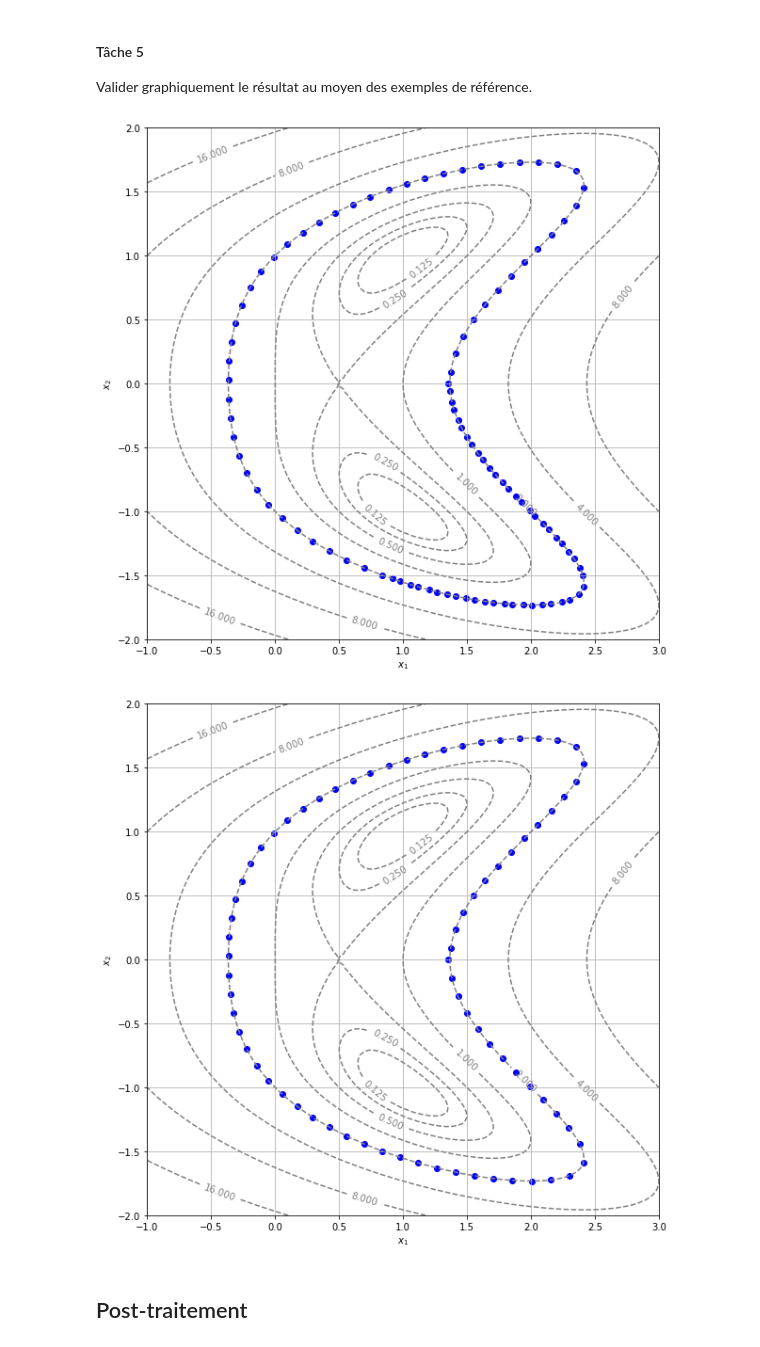
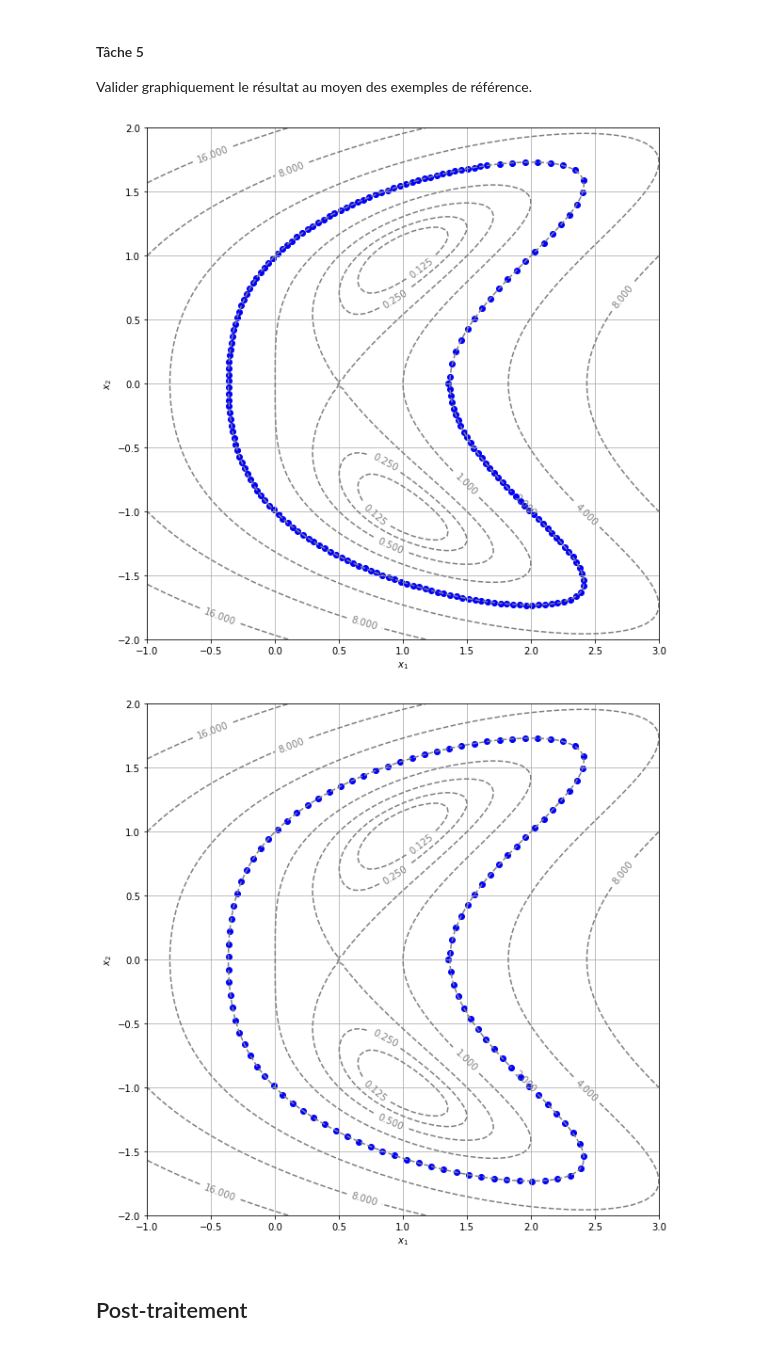
Before and after one commit to grigaut/devoir-maths, a Jupyter notebook: Courbes de niveau - Enoncé (1) (1) (1) (1).ipynb, the cells around one changed output. Drawn from its saved outputs; the diff is of its cells as text; code cells hidden in the pictures.

```diff
--- a/Courbes de niveau - Enoncé (1) (1) (1) (1).ipynb
+++ b/Courbes de niveau - Enoncé (1) (1) (1) (1).ipynb
@@ -361,11 +363,11 @@ Comment, en partant d'un point de référence $(x_0, y_0)$ tel que $f(x_0, y_0)=
 ![g%C3%A9n%C3%A9ration-points.png](attachment:g%C3%A9n%C3%A9ration-points.png)
 # %%
 #Implémentation 1
-def level_curve1(f, x0, y0, delta=0.1, N=100, eps=eps, c=0.0):
+def level_curve1(f, x0, y0, delta=0.1, N=200, eps=eps, c=0.0):
     #on ajoute une constante c pour gérer la courbe de niveau.
 
     def h (x,y) :
-        return  ((x-x0)**2 + (y-y0)**2)**(0.5) - (3/2)* delta #on crée une fonction qui permet d'avoir (x,y) à plus de delta de (x0,y0)
+        return  ((x-x0)**2 + (y-y0)**2)**(0.5) - delta #on crée une fonction qui permet d'avoir (x,y) à une distance delta de (x0,y0)
     def F(x,y) :
         return np.array([f(x,y)-c,h(x,y)]) #On crée notre fonction de R^2 dans R^2
 
@@ -385,8 +387,12 @@ def level_curve1(f, x0, y0, delta=0.1, N=100, eps=eps, c=0.0):
         #supérieure à delta grâce à la deuxième composante du vecteur image de F (situé précisément à (3/2)*delta de (x0,y0))
         liste_points.append((x1,y1))
         x0,y0 = x1,y1
-
-    return liste_points
+    liste_x = []
+    liste_y = []
+    for e in liste_points :
+        liste_x.append(e[0])
+        liste_y.append(e[1])
+    return [liste_x,liste_y]
 
 #level_curve1(f1,0.44, 0.44, 0.2,c=0.8)
 # %% [markdown]
@@ -399,12 +405,12 @@ L'algorithme précédent est malheureusement susceptible de faire plusieurs fois
 Proposer une nouvelle implémentation de `level_curve` qui arrête l'algorithme et renvoie les points connus quand le segment formé par les deux derniers points produits intersecte l'un des segments produits auparavant. En étant (raisonnablement) optimiste, doit-t'on prendre la peine de tester l'intersection du dernier segment avec tous les segments déjà produits (ce qui prend du temps ...) ou juste avec le premier ? Pour répondre à cette question, on pourra se demander si les courbes de niveau similaires à celle de la fonction de Rosenbrock passant par le point $(0.5, 0)$ (cf. Exemples de référence) -- c'est-à-dire "auto-intersectantes" -- sont fréquentes ou rares et pourquoi.
 # %%
 #Implémentation 2
-def level_curve2(f, x0, y0, delta=0.1, N=100, eps=eps, c=0.0):
+def level_curve2(f, x0, y0, delta=0.1, N=200, eps=eps, c=0.0):
 
     liste_points = [(x0,y0)]
 
     def h (x,y) :
-        return  ((x-liste_points[-1][0])**2 + (y-liste_points[-1][1])**2)**(0.5) - (3/2)* delta #on crée une fonction qui permet d'avoir (x,y) à plus de delta de (x0,y0)
+        return  ((x-liste_points[-1][0])**2 + (y-liste_points[-1][1])**2)**(0.5) - delta #on crée une fonction qui permet d'avoir (x,y) à plus de delta de (x0,y0)
     def F(x,y) :
         return np.array([f(x,y)-c,h(x,y)]) #On crée notre fonction de R^2 dans R^2
 
@@ -424,10 +430,20 @@ def level_curve2(f, x0, y0, delta=0.1, N=100, eps=eps, c=0.0):
         x0,y0 = x1,y1
 
         if ((liste_points[0][0]-liste_points[-1][0])**2 + (liste_points[0][1] - liste_points[-1][1])**2)**(0.5) < delta : #condition 'raisonnable' : la courbe ne se referme pas trop sur elle-même : pas de 'goulet d'étranglement au niveau du premier point.
-            return liste_points
+            liste_x = []
+            liste_y = []
+            for e in liste_points :
+                liste_x.append(e[0])
+                liste_y.append(e[1])
+            return [liste_x,liste_y]
 
+    liste_x = []
+    liste_y = []
+    for e in liste_points :
+        liste_x.append(e[0])
+        liste_y.append(e[1])
 
-    return liste_points
+    return [liste_x,liste_y]
 
 #level_curve2(f1,0.44, 0.44, 0.2,c=0.8)
 # %% [markdown]
@@ -452,45 +468,46 @@ def display_contourv2(f, x, y, levels,x0,y0,delta,version,c=0.0) :
     )
     ax.clabel(contour_set)
 
-    liste_x = []
-    liste_y = []
-    for i in range(0,len(liste_points)) :
-        liste_x.append(liste_points[i][0])
-        liste_y.append(liste_points[i][1])
+    liste_x = liste_points[0]
+    liste_y = liste_points[1]
 
     # on affiche le graphique les points trouvés par notre fonction
 
     plt.scatter(liste_x,liste_y,color='b')
     plt.grid(True)
     plt.xlabel("$x_1$")
     plt.ylabel("$x_2$")
     plt.gca().set_aspect("equal")
 
 #On affiche les points rendus par la première version
+#On constate un recouvrement
+
 display_contourv2(f2,
     x=np.linspace(-1.0, 3.0, 100),
     y=np.linspace(-2.0, 2.0, 100),
     levels=[2**i for i in range(-3, 8)],
     x0 = 1.35,
     y0 = 0.0,
     delta = 0.1,
     version = 1,
     c = 2.0)
+
 #On affiche les points rendus par la seconde version
+#Plus de recouvrement
 display_contourv2(f2,
     x=np.linspace(-1.0, 3.0, 100),
     y=np.linspace(-2.0, 2.0, 100),
     levels=[2**i for i in range(-3, 8)],
     x0 = 1.35,
     y0 = 0.0,
     delta = 0.1,
     version = 2,
     c = 2.0)
 
 #On constate que le programme semble marcher comme souhaité
 # %% [output]
-[figure, old version]
+[figure, new version]
-[figure, old version]
+[figure, new version]
 # %% [markdown]
 ## Post-traitement
 # %% [markdown]
```
Also changed, not shown: parts of 2 cells of this notebook.
